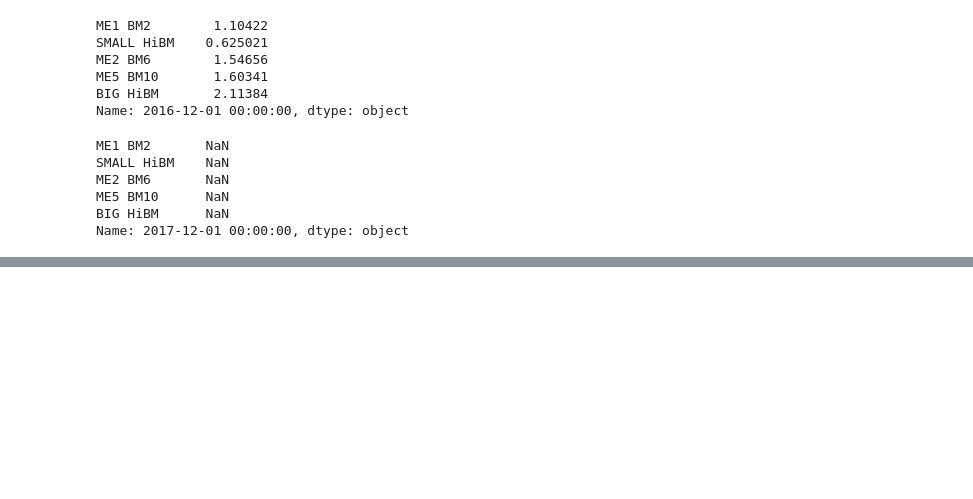
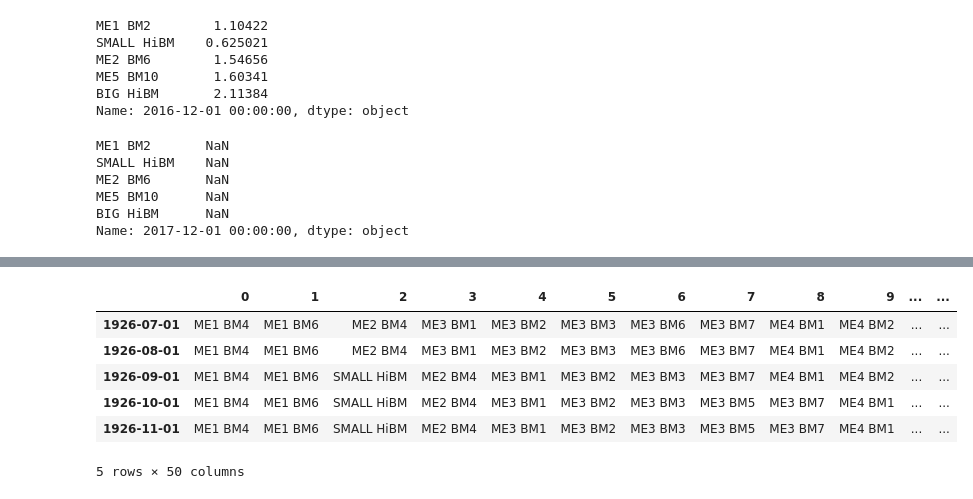
Before and after one commit to Luedman/Theory_of_Finance_Assignments, a Jupyter notebook: Assignment_3/Assignment3.ipynb, the cells around one changed output, grey strips where cells are left out. Saved outputs shown, nothing was run; the diff lists cells and outputs as text; code cells hidden in the pictures; blank space fills up the shorter version.

```diff
--- a/Assignment_3/Assignment3.ipynb
+++ b/Assignment_3/Assignment3.ipynb
@@ -712,0 +768,12 @@ writer.save()
+# %%
+#Create Dataframe for high beta portfolios
+low_beta_df = pd.DataFrame.from_dict(low_beta, orient='index')
+low_beta_df.head()
+# %% [output]
+|  | 0 | 1 | 2 | 3 | 4 | 5 | 6 | 7 | 8 | 9 | ... | ... |
+| 1926-07-01 | ME1 BM4 | ME1 BM6 | ME2 BM4 | ME3 BM1 | ME3 BM2 | ME3 BM3 | ME3 BM6 | ME3 BM7 | ME4 BM1 | ME4 BM2 | ... | ... |
+| 1926-08-01 | ME1 BM4 | ME1 BM6 | ME2 BM4 | ME3 BM1 | ME3 BM2 | ME3 BM3 | ME3 BM6 | ME3 BM7 | ME4 BM1 | ME4 BM2 | ... | ... |
+| 1926-09-01 | ME1 BM4 | ME1 BM6 | SMALL HiBM | ME2 BM4 | ME3 BM1 | ME3 BM2 | ME3 BM3 | ME3 BM7 | ME4 BM1 | ME4 BM2 | ... | ... |
+| 1926-10-01 | ME1 BM4 | ME1 BM6 | SMALL HiBM | ME2 BM4 | ME3 BM1 | ME3 BM2 | ME3 BM3 | ME3 BM5 | ME3 BM7 | ME4 BM1 | ... | ... |
+| 1926-11-01 | ME1 BM4 | ME1 BM6 | SMALL HiBM | ME2 BM4 | ME3 BM1 | ME3 BM2 | ME3 BM3 | ME3 BM5 | ME3 BM7 | ME4 BM1 | ... | ... |
+5 rows × 50 columns
```
Also changed, not shown: parts of 6 cells of this notebook, 1 other file.
